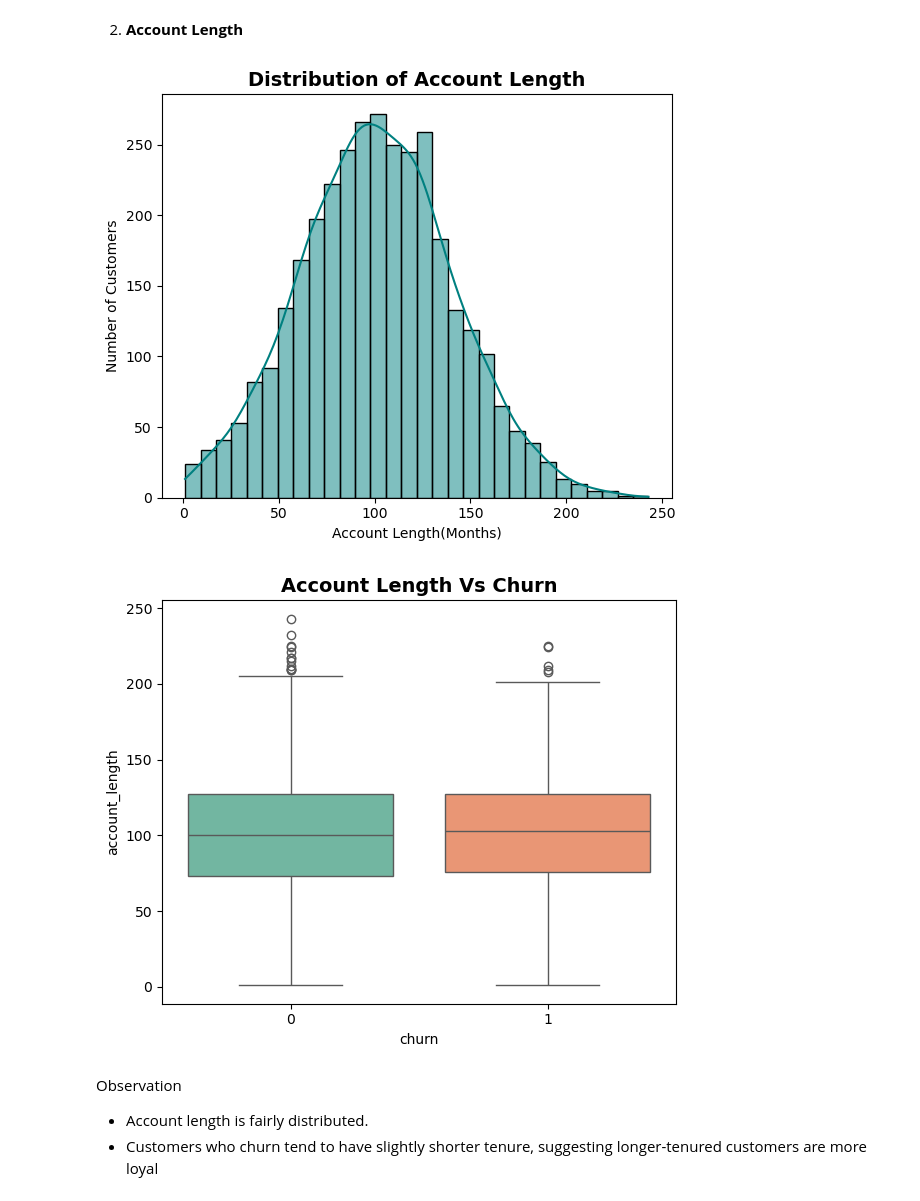
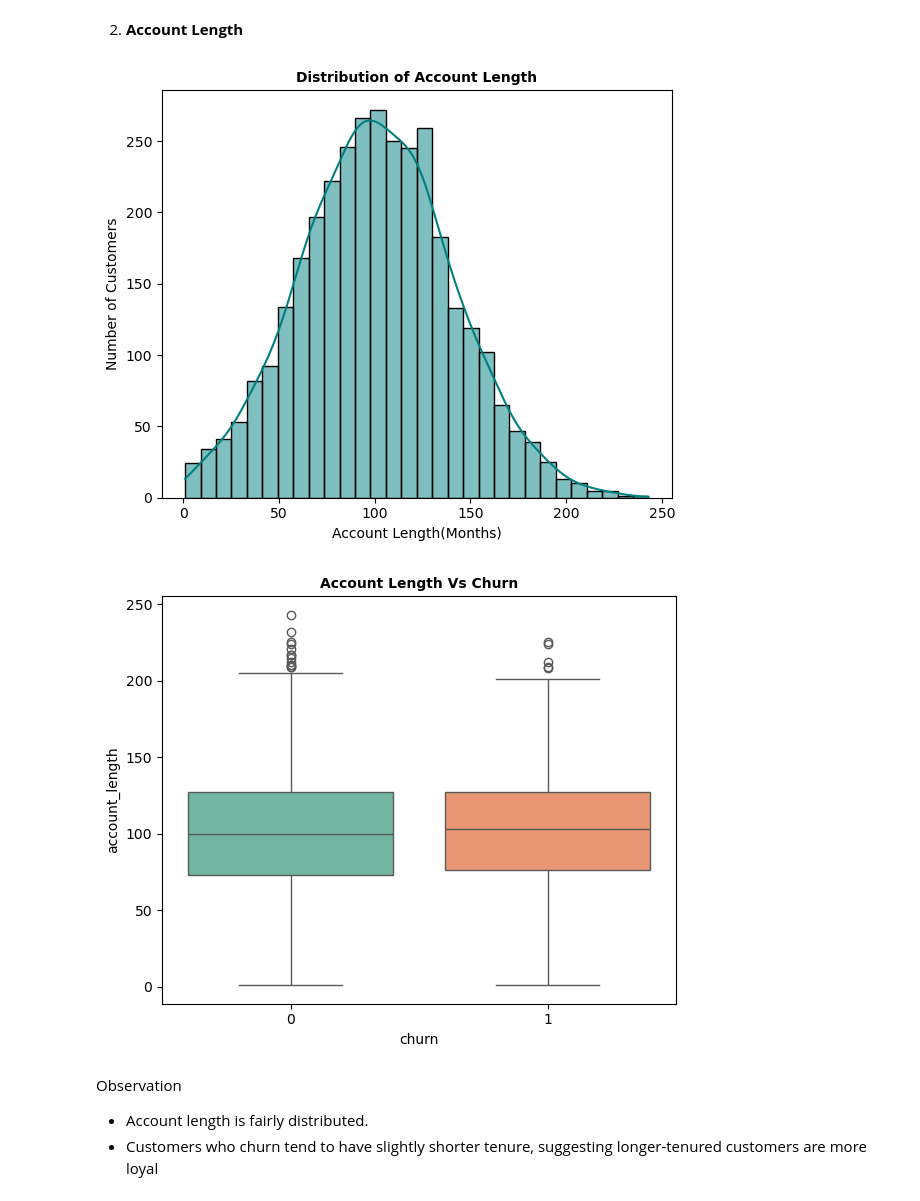
Before and after one commit to Mercykirwa25/End_Phase_3_Project, a Jupyter notebook: Churn_dataset.ipynb, the cells around one changed output. Drawn from its saved outputs; the diff is of its cells as text; code cells hidden in the pictures.

```diff
--- a/Churn_dataset.ipynb
+++ b/Churn_dataset.ipynb
@@ -419,20 +421,20 @@ Observation
 # %%
 plt.figure(figsize=(6,5))
 sns.histplot(df["account_length"], bins=30, kde=True, color="Teal")
-plt.title("Distribution of Account Length", fontsize=14, weight="bold")
+plt.title("Distribution of Account Length", fontsize=10, weight="bold")
 plt.xlabel("Account Length(Months)")
 plt.ylabel("Number of Customers")
 plt.tight_layout()
 plt.show()
 
 plt.figure(figsize=(6,5))
 sns.boxplot(x="churn", y="account_length", data=df, palette="Set2")
-plt.title("Account Length Vs Churn", fontsize=14, weight="bold")
+plt.title("Account Length Vs Churn", fontsize=10, weight="bold")
 plt.tight_layout()
 plt.show()
 # %% [output]
-[figure, old version]
+[figure, new version]
-[figure, old version]
+[figure, new version]
 # %% [markdown]
 Observation
 - Account length is fairly distributed.
```
Also changed, not shown: parts of 16 cells of this notebook.
